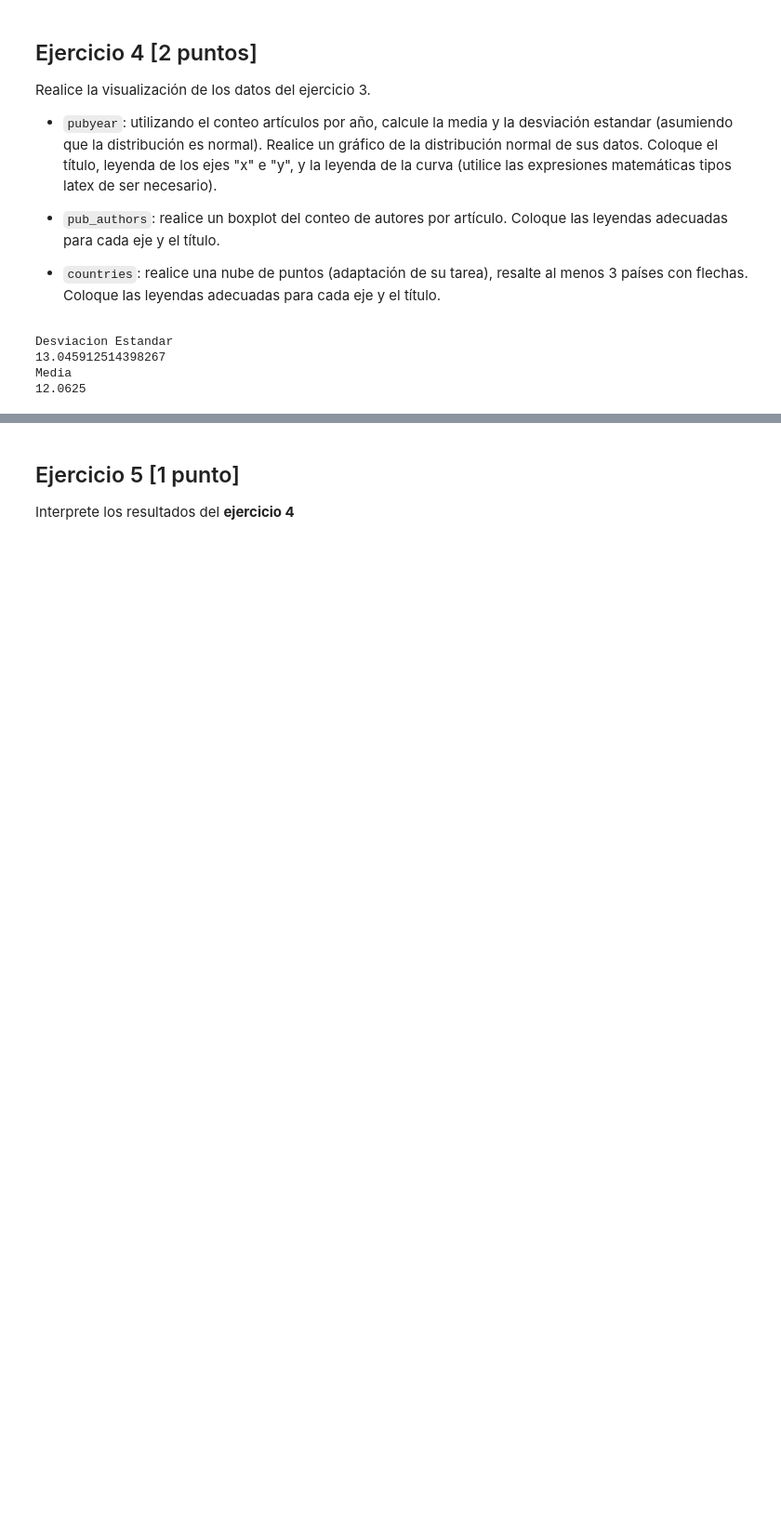
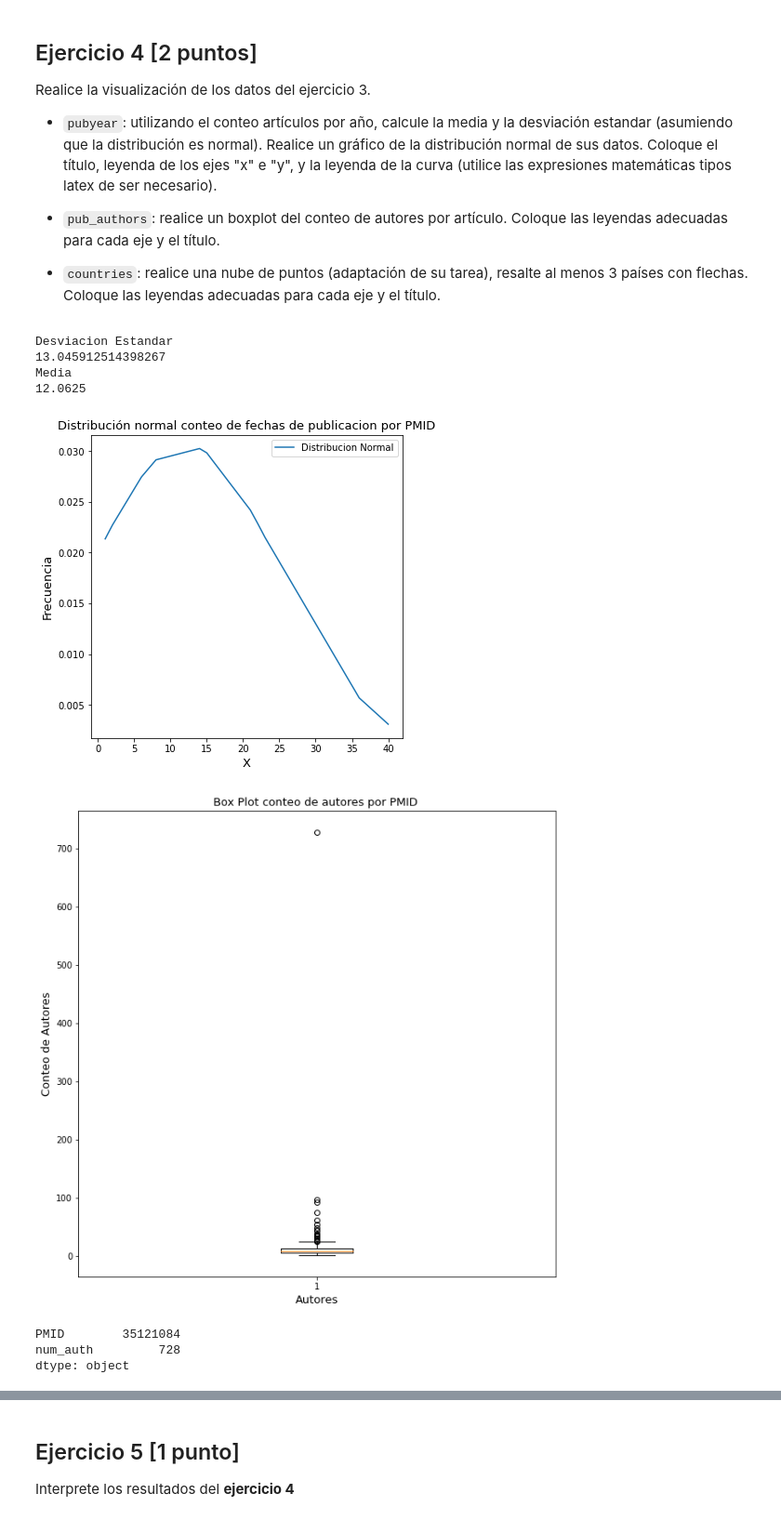
Before and after one commit to majitoz96/GBI6_ExamenPython, a Jupyter notebook: 2021II_GBI6_ExamenParcialPython.ipynb, the cells around one changed output, grey strips where cells are left out. Shown: that part at 93% size. Drawn from its saved outputs; the diff is of its cells as text; code cells hidden in the pictures; blank space fills up the shorter version.

```diff
--- a/2021II_GBI6_ExamenParcialPython.ipynb
+++ b/2021II_GBI6_ExamenParcialPython.ipynb
@@ -217,28 +217,91 @@ Realice la visualización de los datos del ejercicio 3.
 # %%
 # Escriba aquí su código para el ejercicio 4
 import numpy as np
 import matplotlib.pyplot as plt
 from scipy.stats import norm
 import statistics
 
 pub_year['conteo'] = pd.to_datetime(pub_year['DP_year'], infer_datetime_format=True)
 data = pub_year['conteo'].dt.strftime('%Y')
 data = pd.DataFrame(data, columns = ['conteo'])
 data = pd.DataFrame(data["conteo"].value_counts())
 df = pd.DataFrame(data.rename_axis(columns="DP_year"))
 #print(df)
 #desvicioon estandar
 sd = df.conteo.std()
 print('Desviacion Estandar' )
 print(sd)
 #media
 print('Media')
 mean = df['conteo'].mean()
 print(mean)
 #datos
 x_axis=list(df['conteo'])
+
+#figura 1
+fig, ax = plt.subplots()
+x_axis=list(df['conteo'])
+plt.title("Distribución normal conteo de fechas de publicacion por PMID",fontsize=13)
+line1, = ax.plot(x_axis, norm.pdf(x_axis, mean, sd), label='Distribucion Normal')
+plt.xlabel("X",fontsize=13)
+plt.ylabel("Frecuencia",fontsize=13)
+ax.legend(handles=[line1])
+params = plt.gcf()
+plSize = params.get_size_inches()
+params.set_size_inches( 6, 6)
+
+#figura 2
+d_cont=list(pub_authors['num_auth'])
+fig = plt.figure(figsize =(10, 10))
+plt.title("Box Plot conteo de autores por PMID ",fontsize=13)
+plt.xlabel("Autores",fontsize=13)
+plt.ylabel("Conteo de Autores",fontsize=13)
+plt.boxplot(d_cont)
+plt.show()
+
+autores= pd.DataFrame(data=pub_authors)
+print(autores.max())
+
+
+#figura 3
+flat_list = coutries['country'].tolist()
+resultantList = []
+for element in flat_list:
+    if element not in resultantList:
+        resultantList.append(element)
+
+unique_zipcodes = list(set(resultantList))
+unique_zipcodes.sort()
+
+import pandas as pd
+data = pd.read_csv('./sample_data/countries.csv', engine='python', skipfooter=3)
+data_name = data[data.name.isin(resultantList)]
+import matplotlib.pyplot as plt
+plt.scatter(data_name.longitude, data_name.latitude, s=50, c=data_name.latitude)
+plt.colorbar()
+
+ard = dict(arrowstyle="->")
+plt.annotate('USA', xy = (-95.712891, 37.09024),
+               xytext = (-95.712891, 40), arrowprops = ard)
+plt.annotate('BRAZIL', xy = (-51.92528, -14.235004),
+               xytext = (-51.92528, -11), arrowprops= ard)
+plt.annotate('Austria', xy = (14.550072 , 47.516231),
+               xytext = (18.550072, 51.516231), arrowprops= ard)
+
+plt.title("Nube de puntos - paises encontrados ",fontsize=13)
+plt.xlabel("Latitud",fontsize=13)
+plt.ylabel("Longitud",fontsize=13)
+
+params = plt.gcf()
+plSize = params.get_size_inches()
+params.set_size_inches( 10, 10 )
 # %% [output]
 Desviacion Estandar
 13.045912514398267
 Media
 12.0625
+[figure, added]
+[figure, added]
+PMID        35121084
+num_auth         728
+dtype: object
```
Also changed, not shown: parts of 1 cell of this notebook.
